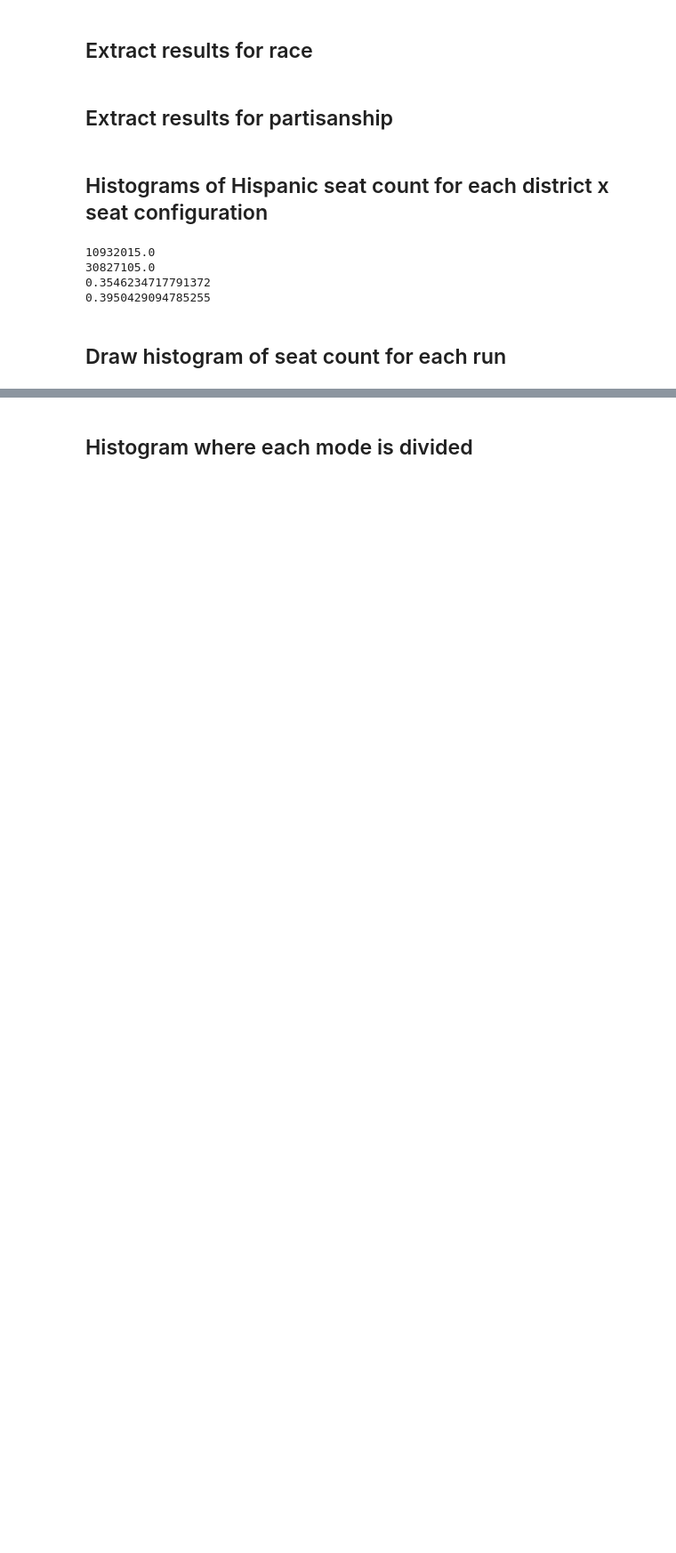
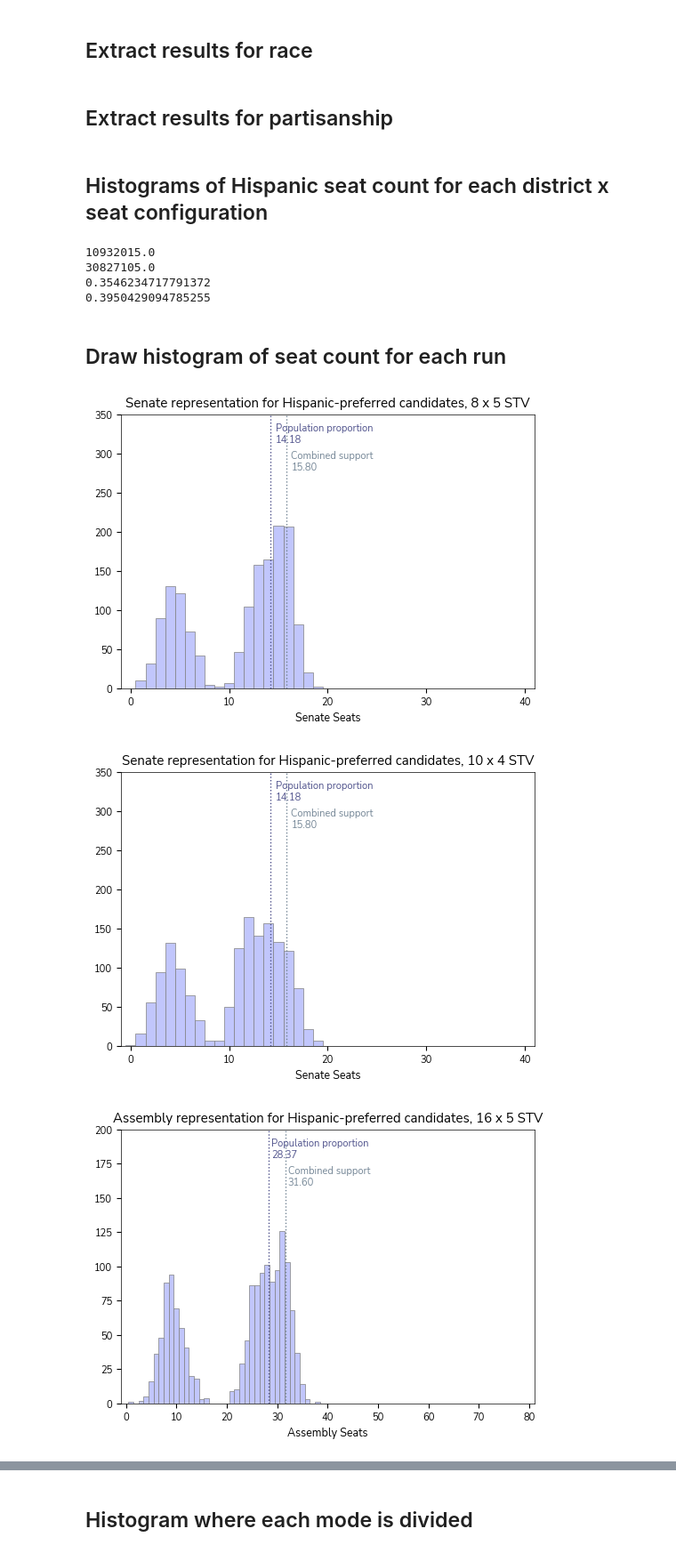
Before and after one commit to hanelee/ca_stv, a Jupyter notebook: process_results.ipynb, the cells around one changed output, grey strips where cells are left out. Shown: that part at 89% size. Cells and saved outputs as stored; diff of their text form; code cells hidden in the pictures; blank space fills up the shorter version.

```diff
--- a/process_results.ipynb
+++ b/process_results.ipynb
@@ -295,7 +295,7 @@ for dn, group in agg.groupby("total_district_num"):
 
 
     sen_assem = "Senate" if dn*dist_seats[dn] == 40 else "Assembly"
-    election = "IRV" if dist_seats[dn]==1 else "STV"
+    election = "Plurality" if dist_seats[dn]==1 else "STV"
     ylim = 350 if sen_assem == "Senate" else 200
 
 
@@ -303,7 +303,7 @@ for dn, group in agg.groupby("total_district_num"):
     ax.set_ylim(0, ylim)
     ax.set_xticks(range(0, dn * dist_seats[dn] + 1, 10))
     ax.set_xlabel(f"{sen_assem} Seats")
-    ax.set_ylabel("Count")
+
     ax.set_title(f"{sen_assem} representation for Hispanic-preferred candidates, {dn} x {dist_seats[dn]} {election}")
 
 
@@ -313,44 +313,48 @@ for dn, group in agg.groupby("total_district_num"):
     color_hprop = 'xkcd:twilight'
 
     ## Add vertical line for combined support
-    cs_share = cs*dn*dist_seats[dn]
+    h_cs_share = h_cs*dn*dist_seats[dn]
     ax.axvline(
-        cs_share, color=color_cs, linestyle=':', linewidth=1,
+        h_cs_share, color=color_cs, linestyle=':', linewidth=1,
         label=f"{share}"
     )
 
-    rounded_cs = f"{cs_share:.2f}"
+    rounded_cs = f"{h_cs_share:.2f}"
     cs_text_label = f"Combined support\n{rounded_cs}"
     ax.text(
-        cs_share + 0.5, # X-position: slightly to the right of the line
+        h_cs_share + 0.5, # X-position: slightly to the right of the line
         ylim * 0.83, # Y-position: 95% of the way up the plot
         cs_text_label,
         verticalalignment='center',
         horizontalalignment='left',
         fontsize=8,
         color=color_cs
     )
 
     ## Add vertical line for population proprotionate share
     # Add dotted vertical line at hprop * seats
-    share = hprop*dn*dist_seats[dn]
+    h_share = hprop*dn*dist_seats[dn]
     ax.axvline(
-        share, color=color_hprop, linestyle=':', linewidth=1,
-        label=f"{share}"
+        h_share, color=color_hprop, linestyle=':', linewidth=1,
+        label=f"{h_share}"
     )
 
-    rounded_share = f"{share:.2f}"
+    rounded_share = f"{h_share:.2f}"
     text_label = f"Population proportion \n{rounded_share}"
 
     ax.text(
-        share + 0.5, # X-position: slightly to the right of the line
+        h_share + 0.5, # X-position: slightly to the right of the line
         ylim * 0.93, # Y-position: 95% of the way up the plot
         text_label,
         verticalalignment='center',
         horizontalalignment='left',
         fontsize=8,
         color=color_hprop
     )
 
     ax.tick_params(axis='both', which='major', labelsize=8)
     plt.savefig(f"figures/hispanic seats {dn} x {dist_seats[dn]}_turn_h0.4_pih0.75_pio0.8_ahh0.25_aho0.75_aoh0.6_aoo0.5.png", dpi=300, bbox_inches='tight')
+# %% [output]
+[figure, added]
+[figure, added]
+[figure, added]
```
Also changed, not shown: parts of 6 cells of this notebook, 12 other files.
